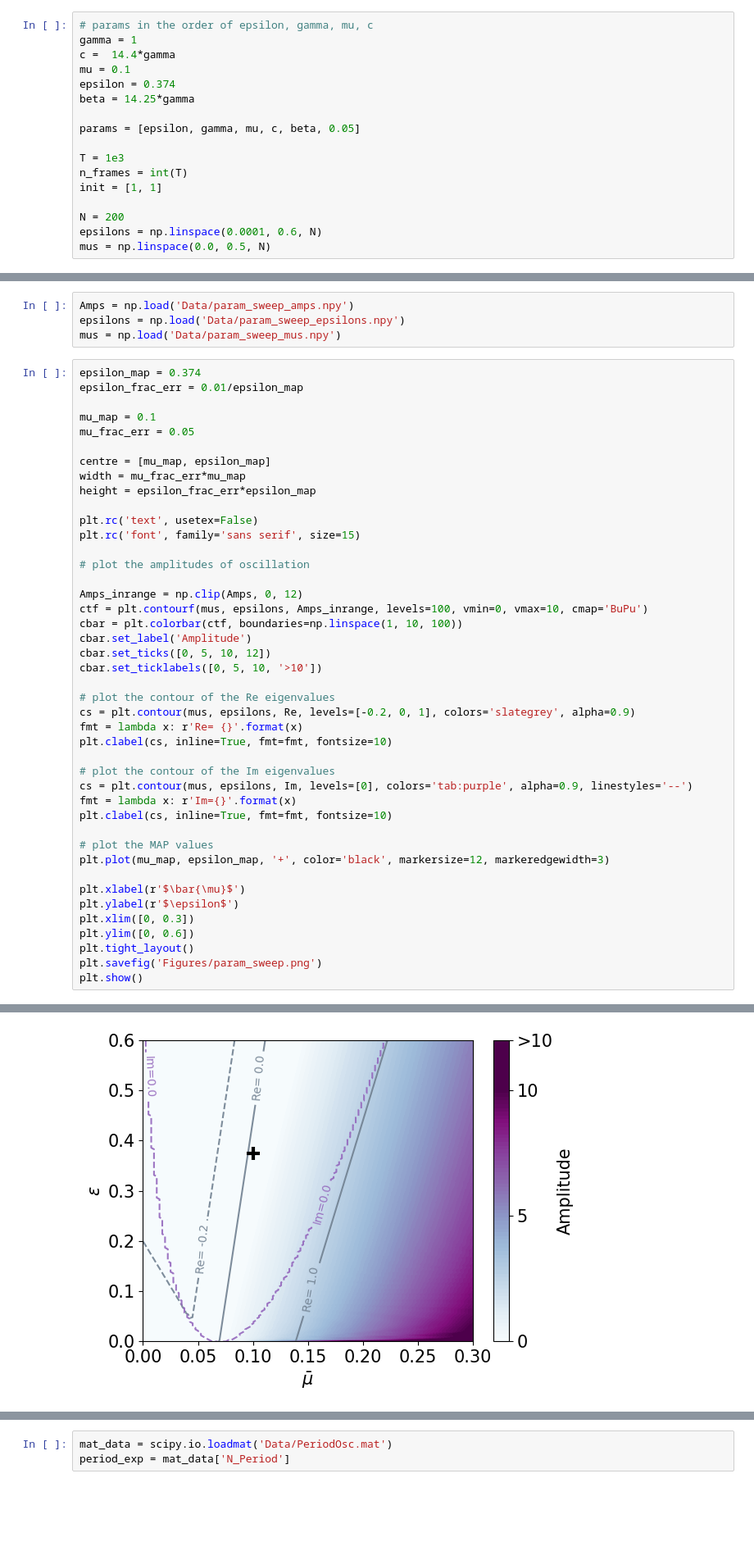
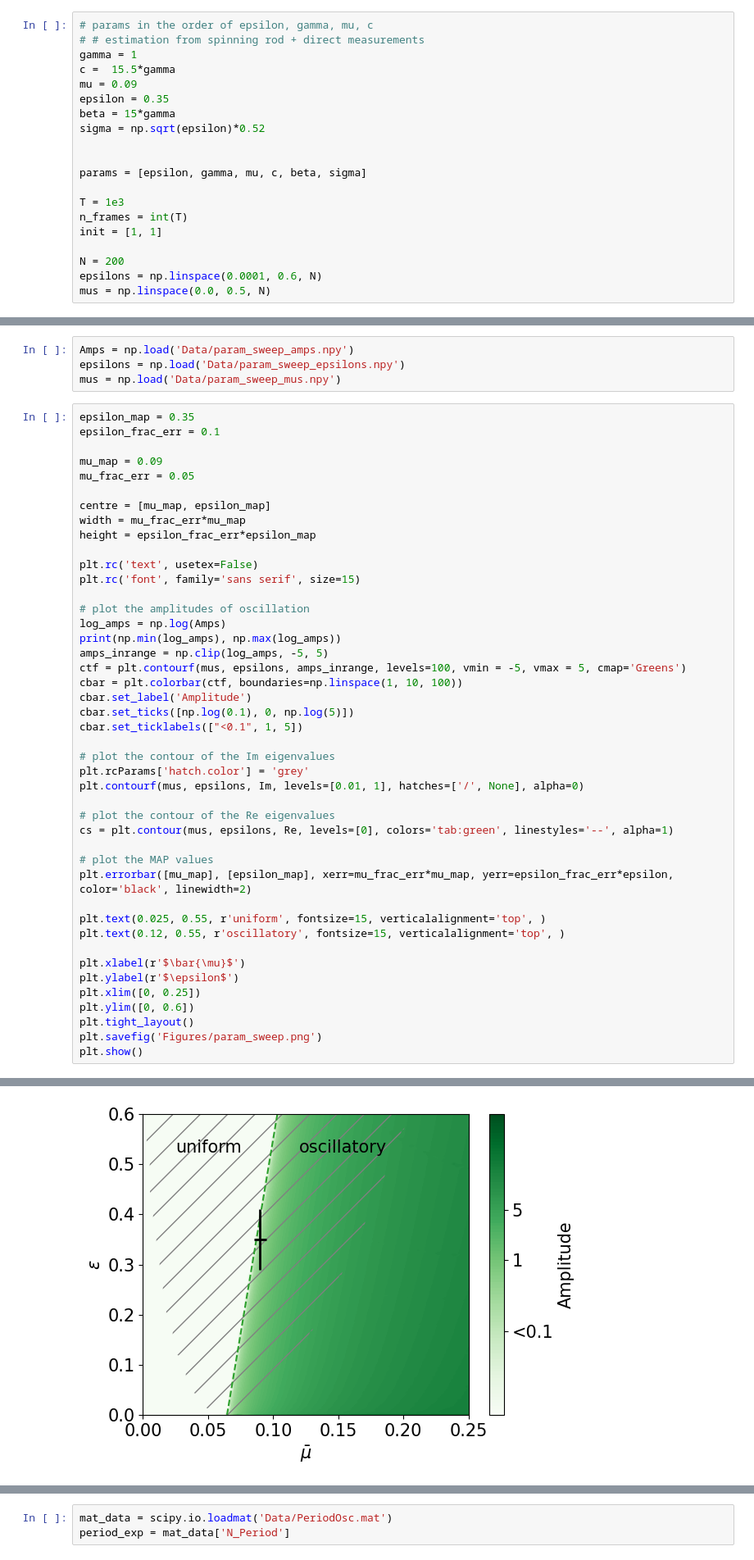
Before and after one commit to Irene-Li/ActivePoly, a Jupyter notebook: parameter_sweep.ipynb, the cells around one changed output, grey strips where cells are left out. Shown: that part at 82% size. Drawn from its saved outputs; the diff is of its cells as text; blank space fills up the shorter version.

```diff
--- a/parameter_sweep.ipynb
+++ b/parameter_sweep.ipynb
@@ -34,13 +36,16 @@ def find_amps(params, get_J, T, n_frames, init):
     return np.abs(amps)**2
 # %%
 # params in the order of epsilon, gamma, mu, c
+# # estimation from spinning rod + direct measurements
 gamma = 1
-c =  14.4*gamma
-mu = 0.1
-epsilon = 0.374
-beta = 14.25*gamma
+c =  15.5*gamma
+mu = 0.09
+epsilon = 0.35
+beta = 15*gamma
+sigma = np.sqrt(epsilon)*0.52
 
-params = [epsilon, gamma, mu, c, beta, 0.05]
+
+params = [epsilon, gamma, mu, c, beta, sigma]
 
 T = 1e3
 n_frames = int(T)
@@ -73,10 +78,10 @@ Amps = np.load('Data/param_sweep_amps.npy')
 epsilons = np.load('Data/param_sweep_epsilons.npy')
 mus = np.load('Data/param_sweep_mus.npy')
 # %%
-epsilon_map = 0.374
-epsilon_frac_err = 0.01/epsilon_map
+epsilon_map = 0.35
+epsilon_frac_err = 0.1
 
-mu_map = 0.1
+mu_map = 0.09
 mu_frac_err = 0.05
 
 centre = [mu_map, epsilon_map]
@@ -87,30 +92,31 @@ plt.rc('text', usetex=False)
 plt.rc('font', family='sans serif', size=15)
 
 # plot the amplitudes of oscillation
-
-Amps_inrange = np.clip(Amps, 0, 12)
-ctf = plt.contourf(mus, epsilons, Amps_inrange, levels=100, vmin=0, vmax=10, cmap='BuPu')
+log_amps = np.log(Amps)
+print(np.min(log_amps), np.max(log_amps))
+amps_inrange = np.clip(log_amps, -5, 5)
+ctf = plt.contourf(mus, epsilons, amps_inrange, levels=100, vmin = -5, vmax = 5, cmap='Greens')
 cbar = plt.colorbar(ctf, boundaries=np.linspace(1, 10, 100))
 cbar.set_label('Amplitude')
-cbar.set_ticks([0, 5, 10, 12])
-cbar.set_ticklabels([0, 5, 10, '>10'])
+cbar.set_ticks([np.log(0.1), 0, np.log(5)])
+cbar.set_ticklabels(["<0.1", 1, 5])
+
+# plot the contour of the Im eigenvalues
+plt.rcParams['hatch.color'] = 'grey'
+plt.contourf(mus, epsilons, Im, levels=[0.01, 1], hatches=['/', None], alpha=0)
 
 # plot the contour of the Re eigenvalues
-cs = plt.contour(mus, epsilons, Re, levels=[-0.2, 0, 1], colors='slategrey', alpha=0.9)
-fmt = lambda x: r'Re= {}'.format(x)
-plt.clabel(cs, inline=True, fmt=fmt, fontsize=10)
-
-# plot the contour of the Im eigenvalues
-cs = plt.contour(mus, epsilons, Im, levels=[0], colors='tab:purple', alpha=0.9, linestyles='--')
-fmt = lambda x: r'Im={}'.format(x)
-plt.clabel(cs, inline=True, fmt=fmt, fontsize=10)
+cs = plt.contour(mus, epsilons, Re, levels=[0], colors='tab:green', linestyles='--', alpha=1)
 
 # plot the MAP values
-plt.plot(mu_map, epsilon_map, '+', color='black', markersize=12, markeredgewidth=3)
+plt.errorbar([mu_map], [epsilon_map], xerr=mu_frac_err*mu_map, yerr=epsilon_frac_err*epsilon, color='black', linewidth=2)
+
+plt.text(0.025, 0.55, r'uniform', fontsize=15, verticalalignment='top', )
+plt.text(0.12, 0.55, r'oscillatory', fontsize=15, verticalalignment='top', )
 
 plt.xlabel(r'$\bar{\mu}$')
 plt.ylabel(r'$\epsilon$')
-plt.xlim([0, 0.3])
+plt.xlim([0, 0.25])
 plt.ylim([0, 0.6])
 plt.tight_layout()
 plt.savefig('Figures/param_sweep.png')
@@ -119,2 +126,2 @@ plt.show()
-[figure, old version]
+[figure, new version]
 # %%
```
Also changed, not shown: parts of 13 cells of this notebook, 21 other files.
